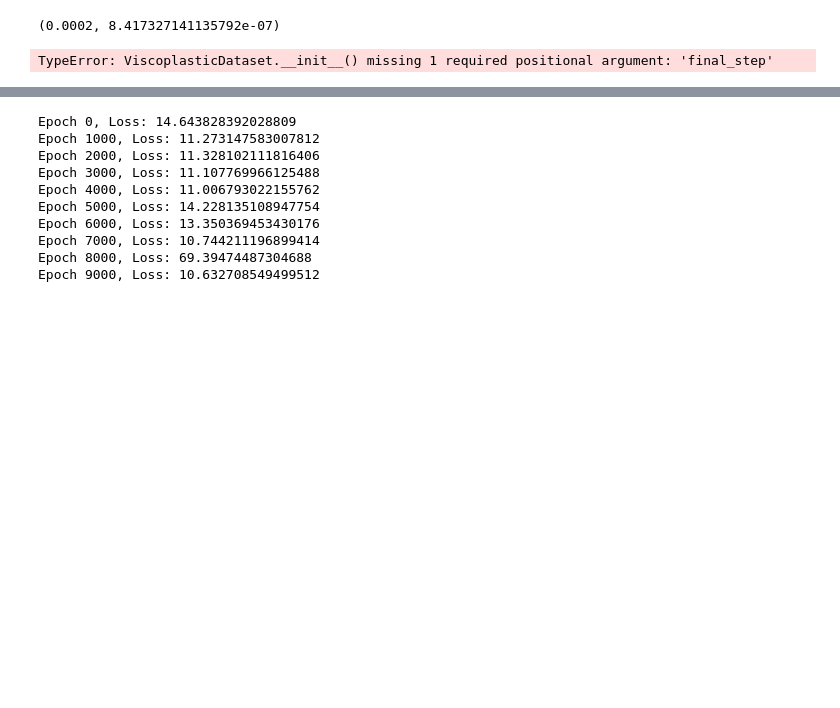
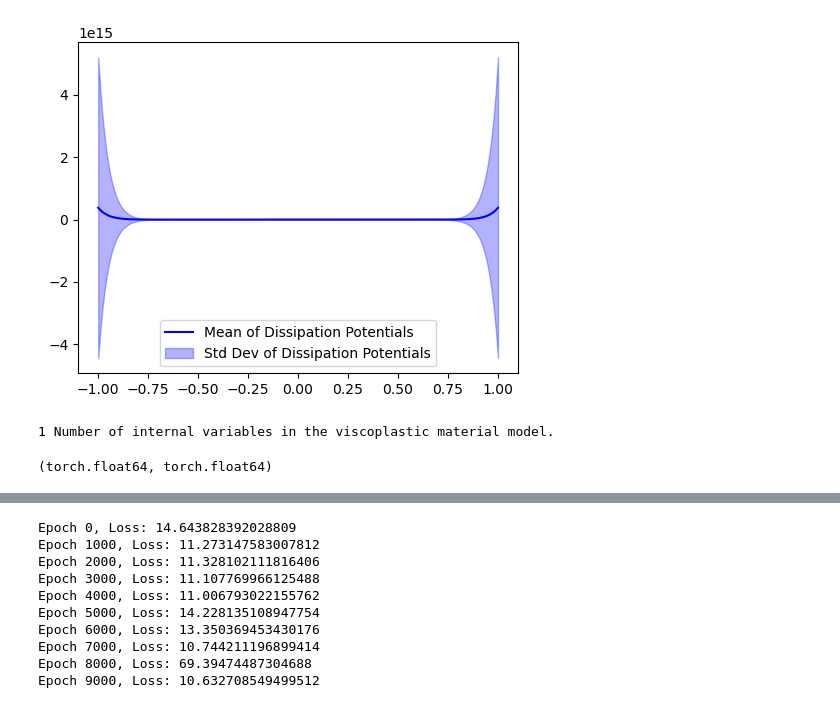
Before and after one commit to m-raj/microstructure-dependent-material-model, a Jupyter notebook: evp.ipynb, the cells around one changed output, grey strips where cells are left out. Drawn from its saved outputs; the diff is of its cells as text; code cells hidden in the pictures; blank space fills up the shorter version.

```diff
--- a/evp.ipynb
+++ b/evp.ipynb
@@ -20,10 +21,23 @@ for i in range(data['stress'].shape[1]-1):
     s_pred[:,i+1] = E_bar*(data['strain'][:,i+1] - xi[:,i+1])
 # %%
 error = np.mean((s_pred - data['stress'])**2)
-# %%
-dt, error
-# %% [output]
-(0.0002, 8.417327141135792e-07)
+# %%
+d = np.linspace(-1, 1, 200).reshape(-1, 1, 1)
+n = data['rate_exponent']
+c = data['rate_constant']
+Y = data['yield_stress']
+D = np.mean(c*Y**(-n)*np.abs(d)**(n+1)/(n+1), axis=2).T
+D_mean = np.mean(D, axis=0)
+D_std = np.std(D, axis=0)
+plt.figure(figsize=(5,4))
+plt.plot(d.reshape(-1), D_mean, label='Mean of Dissipation Potentials', color='blue')
+plt.fill_between(d.reshape(-1), D_mean - D_std, D_mean + D_std, color='blue', alpha=0.3, label='Std Dev of Dissipation Potentials')
+plt.legend()
+plt.tight_layout()
+plt.savefig('overleaf/Scratch/figs/viscoplastic_dissipation_potential2.pdf')
+plt.show()
+# %% [output]
+[figure, added]
 # %%
 import util as util
 import m_evp as m_evp
@@ -32,13 +46,13 @@ util = importlib.reload(util)
 m_evp = importlib.reload(m_evp)
 loss_function = util.LossFunction()
 # %%
-step = 2
-dataset = util.ViscoplasticDataset('evp_data/2024-12-20_Viscoplastic_PC1D_process1_data.pkl', step)
-dataloader = torch.utils.data.DataLoader(dataset, batch_size=1000, shuffle=True)
+step = 10
+dataset = util.ViscoplasticDataset('evp_data/2024-12-20_Viscoplastic_PC1D_process1_data.pkl', step, final_step=5000)
+dataloader = torch.utils.data.DataLoader(dataset, batch_size=1000, shuffle=False)
 evp_model = m_evp.ViscoplasticMaterialModel([1, 1],
     dt=0.0002*step)
 # %% [output]
-TypeError: ViscoplasticDataset.__init__() missing 1 required positional argument: 'final_step'
+1 Number of internal variables in the viscoplastic material model.
 # %%
 for x,y in dataloader:
     e, E, Y, n, edot_0, = x
@@ -47,5 +61,9 @@ for x,y in dataloader:
     y_pred,_ = evp_model(e, E, Y, n, edot_0)
 
     break
+# %%
+y_pred.dtype, y.dtype
+# %% [output]
+(torch.float64, torch.float64)
 # %%
 
```
Also changed, not shown: parts of 3 cells of this notebook, 2 other files.
